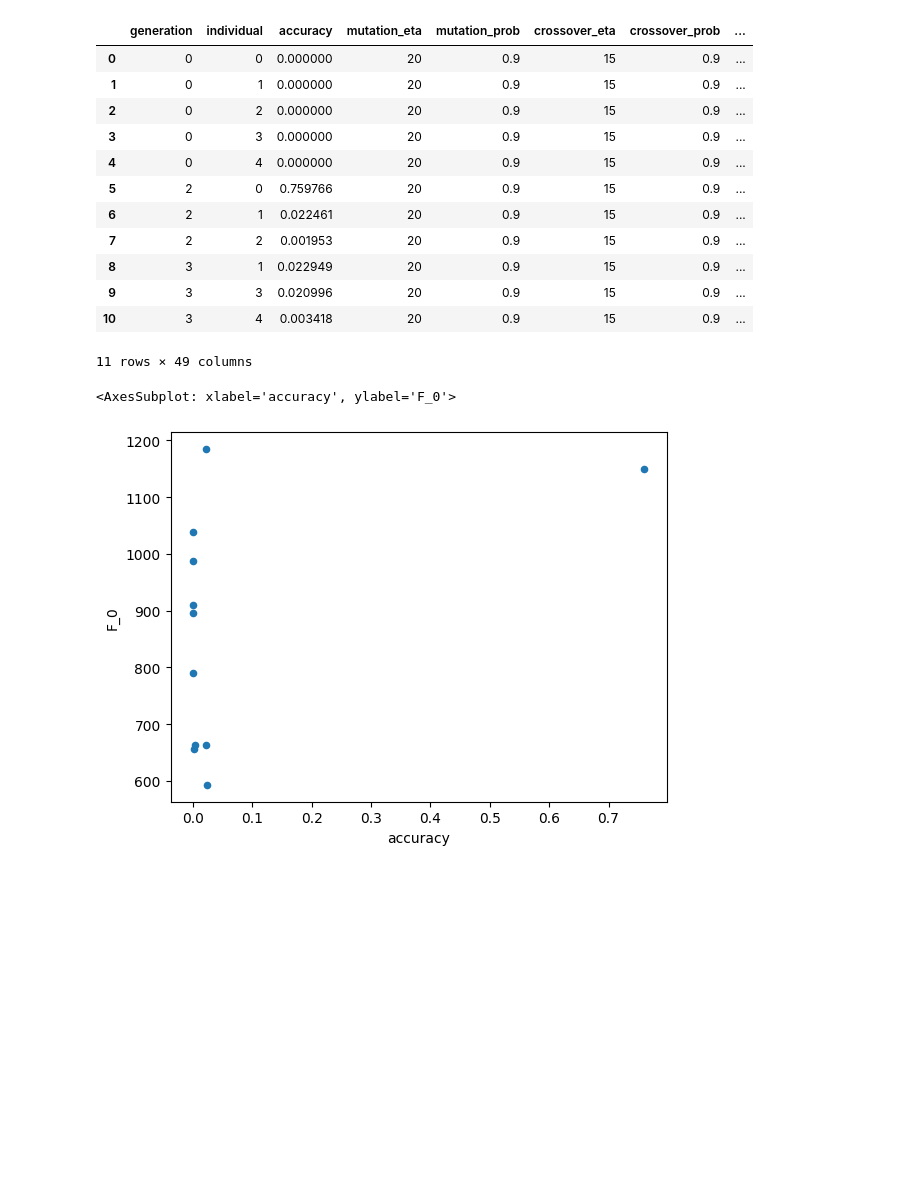
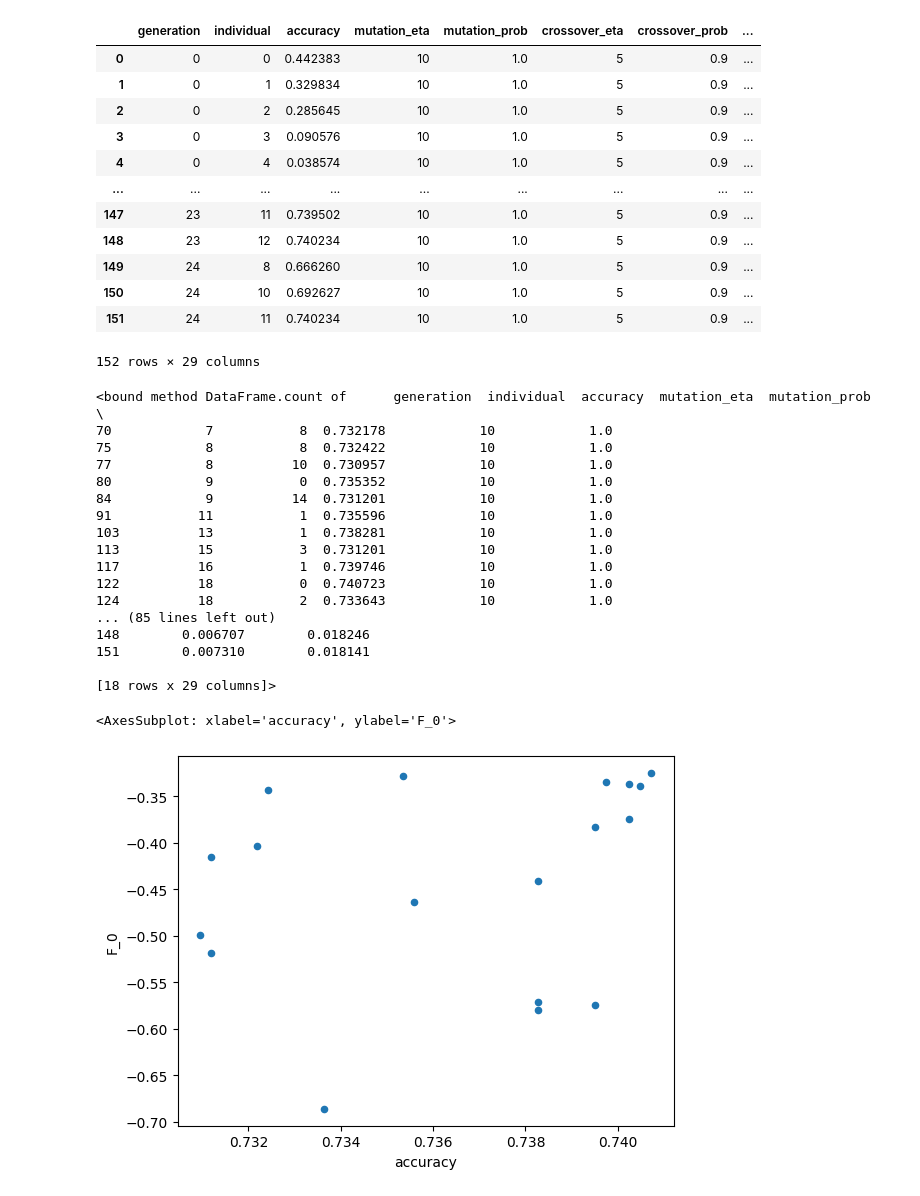
Before and after one commit to itiv-kit/dnn-model-exploration, a Jupyter notebook: doodle_scripts/visualize_individuals.ipynb, the cells around one changed output. Drawn from its saved outputs; the diff is of its cells as text; code cells hidden in the pictures; blank space fills up the shorter version.

```diff
--- a/doodle_scripts/visualize_individuals.ipynb
+++ b/doodle_scripts/visualize_individuals.ipynb
@@ -1,27 +1,46 @@
 # %%
 from model_explorer.result_handling.collect_results import collect_results
 # %%
-results = collect_results('../results/expl_quantization_problem_resnet18_imagenet_2023-01-25_13-48.pkl')
+results = collect_results('../results/expl_sparsity_problem_resnet18_imagenet_2023-01-27_02-49.pkl')
 # %%
 df = results.to_dataframe()
 # df['weighted_parameters'] = -df['weighted_parameters']
 df
 # %% [output]
 |  | generation | individual | accuracy | mutation_eta | mutation_prob | crossover_eta | crossover_prob | ... |
-| 0 | 0 | 0 | 0.000000 | 20 | 0.9 | 15 | 0.9 | ... |
-| 1 | 0 | 1 | 0.000000 | 20 | 0.9 | 15 | 0.9 | ... |
-| 2 | 0 | 2 | 0.000000 | 20 | 0.9 | 15 | 0.9 | ... |
-| 3 | 0 | 3 | 0.000000 | 20 | 0.9 | 15 | 0.9 | ... |
-| 4 | 0 | 4 | 0.000000 | 20 | 0.9 | 15 | 0.9 | ... |
-| 5 | 2 | 0 | 0.759766 | 20 | 0.9 | 15 | 0.9 | ... |
-| 6 | 2 | 1 | 0.022461 | 20 | 0.9 | 15 | 0.9 | ... |
-| 7 | 2 | 2 | 0.001953 | 20 | 0.9 | 15 | 0.9 | ... |
-| 8 | 3 | 1 | 0.022949 | 20 | 0.9 | 15 | 0.9 | ... |
-| 9 | 3 | 3 | 0.020996 | 20 | 0.9 | 15 | 0.9 | ... |
-| 10 | 3 | 4 | 0.003418 | 20 | 0.9 | 15 | 0.9 | ... |
+| 0 | 0 | 0 | 0.442383 | 10 | 1.0 | 5 | 0.9 | ... |
+| 1 | 0 | 1 | 0.329834 | 10 | 1.0 | 5 | 0.9 | ... |
+| 2 | 0 | 2 | 0.285645 | 10 | 1.0 | 5 | 0.9 | ... |
+| 3 | 0 | 3 | 0.090576 | 10 | 1.0 | 5 | 0.9 | ... |
+| 4 | 0 | 4 | 0.038574 | 10 | 1.0 | 5 | 0.9 | ... |
+| ... | ... | ... | ... | ... | ... | ... | ... | ... |
+| 147 | 23 | 11 | 0.739502 | 10 | 1.0 | 5 | 0.9 | ... |
+| 148 | 23 | 12 | 0.740234 | 10 | 1.0 | 5 | 0.9 | ... |
+| 149 | 24 | 8 | 0.666260 | 10 | 1.0 | 5 | 0.9 | ... |
+| 150 | 24 | 10 | 0.692627 | 10 | 1.0 | 5 | 0.9 | ... |
+| 151 | 24 | 11 | 0.740234 | 10 | 1.0 | 5 | 0.9 | ... |
-11 rows × 49 columns
+152 rows × 29 columns
 # %%
+df = df[df['accuracy'] > 0.73]
+print(df.count)
 df.plot(kind='scatter', x='accuracy', y='F_0')
 # %% [output]
-<AxesSubplot: xlabel='accuracy', ylabel='F_0'>
+<bound method DataFrame.count of      generation  individual  accuracy  mutation_eta  mutation_prob  \
+70            7           8  0.732178            10            1.0
+75            8           8  0.732422            10            1.0
+77            8          10  0.730957            10            1.0
+80            9           0  0.735352            10            1.0
+84            9          14  0.731201            10            1.0
+91           11           1  0.735596            10            1.0
+103          13           1  0.738281            10            1.0
+113          15           3  0.731201            10            1.0
+117          16           1  0.739746            10            1.0
+122          18           0  0.740723            10            1.0
+124          18           2  0.733643            10            1.0
+... (85 lines left out)
+148        0.006707        0.018246
+151        0.007310        0.018141
+
+[18 rows x 29 columns]>
+<AxesSubplot: xlabel='accuracy', ylabel='F_0'>
-[figure, old version]
+[figure, new version]
```
Also changed, not shown: 7 other files.
